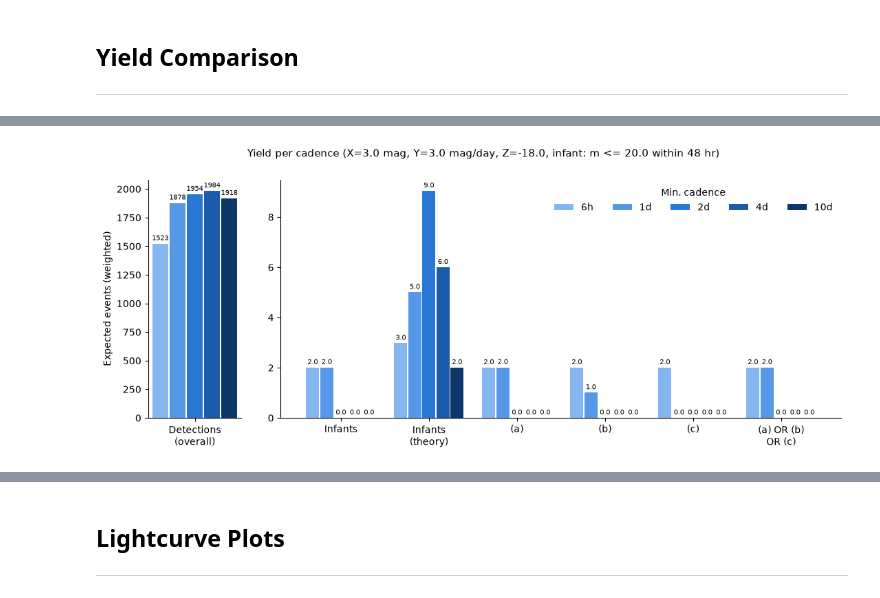
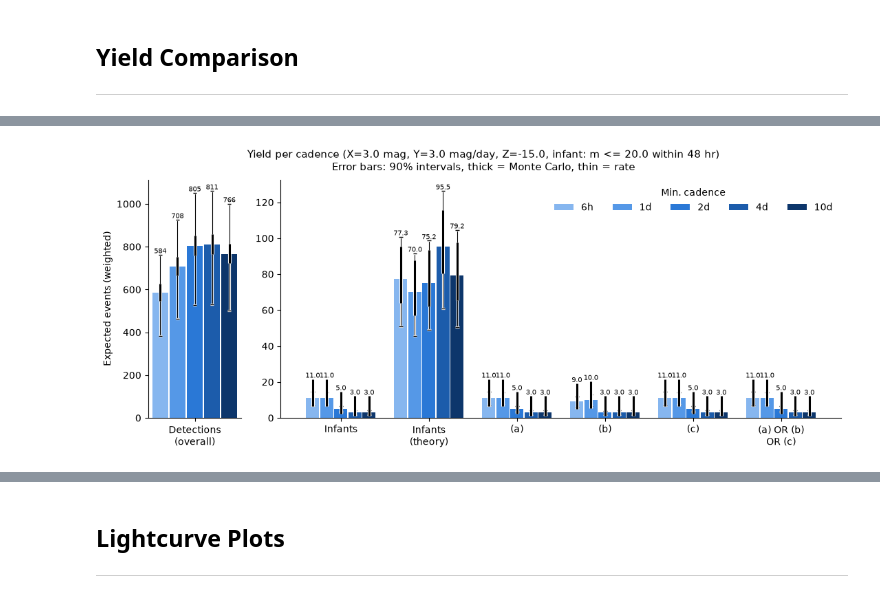
Before and after one commit to TransientsExtragalactic/uvex-transients-experiments, a Jupyter notebook: LMLZ_Wide_Cadence_Experiment/notebooks/main.ipynb, the cells around one changed output, grey strips where cells are left out. Saved outputs shown, nothing was run; the diff lists cells and outputs as text; code cells hidden in the pictures.

```diff
--- a/LMLZ_Wide_Cadence_Experiment/notebooks/main.ipynb
+++ b/LMLZ_Wide_Cadence_Experiment/notebooks/main.ipynb
@@ -41,7 +41,7 @@ WINDOW_HR = 48         # ... within this many hours of the last non-detection in
 
 X_BRIGHTEN = 3.0       # (a) brightening since the last non-detection limit, mag
 Y_RATE = 3.0           # (b) brightening rate since the last non-detection limit, mag / day
-Z_ABS_MAG = -18.0      # (c) absolute magnitude brighter than this (M <= Z)
+Z_ABS_MAG = -15.0      # (c) absolute magnitude brighter than this (M <= Z)
 
 USE_A, USE_B, USE_C = True, True, True   # which conditions enter the OR
 # %%
@@ -405,8 +498,11 @@ for schedule in SCHEDULES:
 # =================================== #
 # Yield comparison                    #
 # =================================== #
-# Expected number of events (sum of the event weights) in each category, for each cadence.
+# Expected number of events (sum of the event weights) in each category, for each cadence. The error bars
+# come from the `uncertainty` table of the cell above: the thick bar is the MC interval and the thin bar with
+# caps the rate interval. Both are 90% intervals, and the all-classes combination is approximate (see there).
 import matplotlib.pyplot as plt
+import matplotlib.patheffects as pe
 
 
 def weighted_count(schedule, event_ids):
@@ -427,38 +523,52 @@ for schedule in SCHEDULES:
         weighted_count(schedule, detected),
         weighted_count(schedule, infant_summary_tables[schedule]["event_id"]),
         weighted_count(schedule, infant_theory_event_ids[schedule]),
         weighted_count(schedule, cut_a_event_ids[schedule]),
         weighted_count(schedule, cut_b_event_ids[schedule]),
         weighted_count(schedule, cut_c_event_ids[schedule]),
         weighted_count(schedule, triggered_event_ids[schedule]),
     ]
 
 # One blue ramp, light -> dark, for the ordered cadences 6h -> 10d.
 colors = dict(zip(SCHEDULES, ["#86b6ef", "#5598e7", "#2a78d6", "#1c5cab", "#0d366b"]))
 
 # The overall detections dwarf everything else, so they get their own panel.
 fig, (ax_det, ax_rest) = plt.subplots(
     1, 2, figsize=(13, 4.5), gridspec_kw={"width_ratios": [1, 6], "wspace": 0.12}
 )
 
 n_sched = len(yields)
 width = 0.8 / n_sched
 for ax, cols, fmt in ((ax_det, [0], "%.0f"), (ax_rest, range(1, len(categories)), "%.1f")):
     x = np.arange(len(cols))
     for i, schedule in enumerate(yields):
-        bars = ax.bar(x + (i - (n_sched - 1) / 2) * width, [yields[schedule][c] for c in cols],
-                      width * 0.92, color=colors[schedule], label=schedule)
-        ax.bar_label(bars, fmt=fmt, fontsize=7, padding=2)
+        pos = x + (i - (n_sched - 1) / 2) * width
+        values = np.array([yields[schedule][c] for c in cols])
+        ax.bar(pos, values, width * 0.92, color=colors[schedule], label=schedule)
+
+        # Error bars, with a white halo so they stay visible on the dark bars. `top` is where the label goes.
+        totals = list(uncertainty[schedule].values())
+        top = values.copy()
+        for key, style in (("rate", dict(lw=0.8, capsize=2)), ("mc", dict(lw=2.2, capsize=0))):
+            lower = np.clip(values - [totals[c][1][f"{key}_lower"] for c in cols], 0, None)
+            upper = np.clip([totals[c][1][f"{key}_upper"] for c in cols] - values, 0, None)
+            bars_err = ax.errorbar(pos, values, yerr=[lower, upper], fmt="none", ecolor="k", **style)
+            for artist in (*bars_err[1], *bars_err[2]):
+                artist.set_path_effects([pe.withStroke(linewidth=style["lw"] + 1.5, foreground="white")])
+            top = np.maximum(top, values + upper)
+        for p, v, t in zip(pos, values, top):
+            ax.text(p, t, fmt % v, ha="center", va="bottom", fontsize=7)
     ax.set_xticks(x, [categories[c] for c in cols])
     ax.spines[["top", "right"]].set_visible(False)
 
 ax_det.set_ylabel("Expected events (weighted)")
 ax_rest.legend(title="Min. cadence", frameon=False, ncol=n_sched, loc="upper right")
 fig.suptitle(f"Yield per cadence (X={X_BRIGHTEN} mag, Y={Y_RATE} mag/day, Z={Z_ABS_MAG}, "
-             f"infant: m <= {INFANT_MAG} within {WINDOW_HR} hr)", fontsize=11)
+             f"infant: m <= {INFANT_MAG} within {WINDOW_HR} hr)\n"
+             f"Error bars: {confidence:.0%} intervals, thick = Monte Carlo, thin = rate", fontsize=11)
 plt.show()
 # %% [output]
-[figure, old version]
+[figure, new version]
 # %%
 # =================================== #
 # Infant population                   #
```
Also changed, not shown: parts of 13 cells of this notebook, 26 other files.
